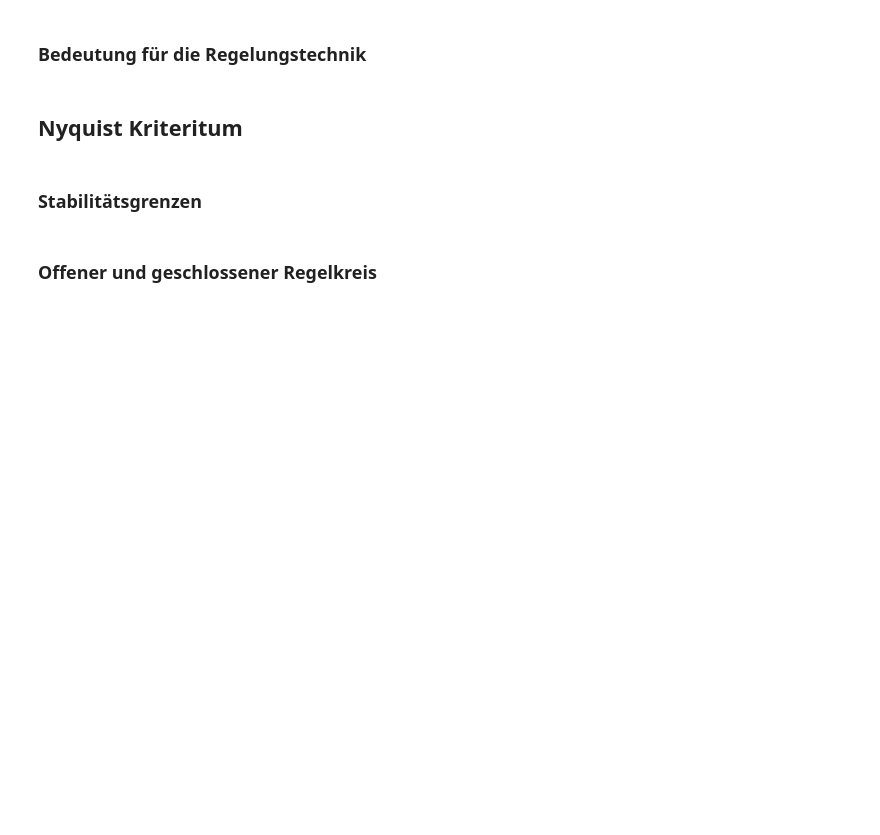
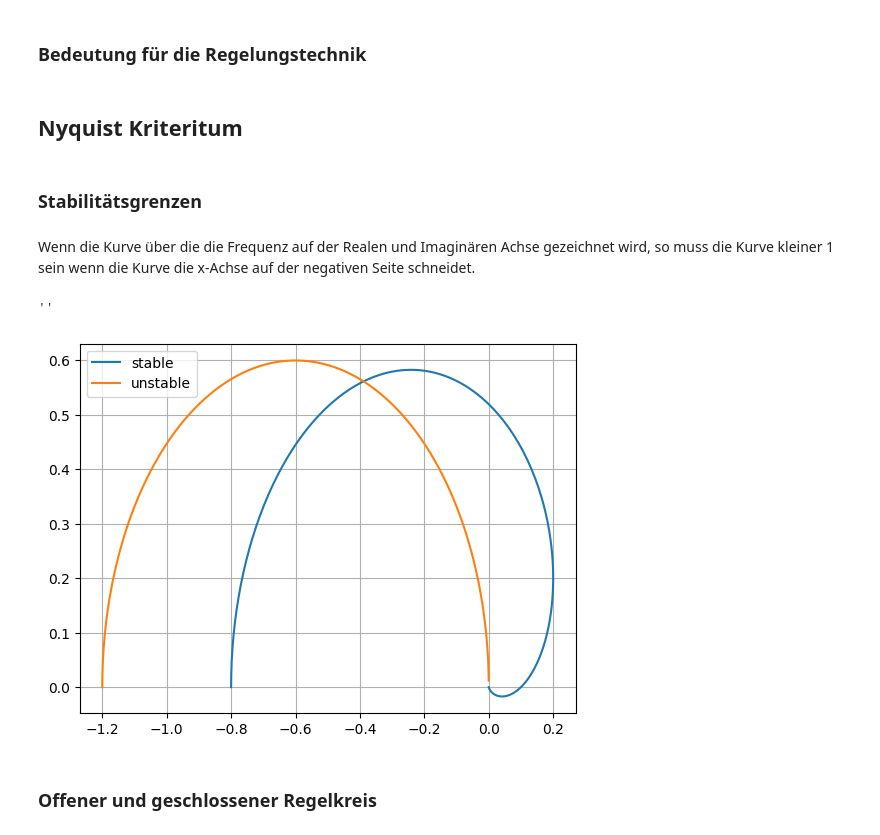
Before and after one commit to Dan00712/CompendiumMatura, a Jupyter notebook: notebooks/mtrs.ipynb, the cells around one changed output. Drawn from its saved outputs; the diff is of its cells as text; code cells hidden in the pictures; blank space fills up the shorter version.

```diff
--- a/notebooks/mtrs.ipynb
+++ b/notebooks/mtrs.ipynb
@@ -1587,5 +1588,24 @@ with schemdraw.Drawing() as d:
 ## Nyquist Kriteritum
 # %% [markdown]
 ### Stabilitätsgrenzen
+# %% [markdown]
+Wenn die Kurve über die die Frequenz auf der Realen und Imaginären Achse gezeichnet wird, so muss die Kurve kleiner 1 sein wenn die Kurve die x-Achse auf der negativen Seite schneidet.
+# %%
+fix, ax = plt.subplots()
+
+w = np.arange(0.0, 100.0, .01)
+
+stable_vs =  -.8/((1+1j*w)**(3))
+unstable_vs = -1.2/(1+1j*w)
+
+ax.plot(np.real(stable_vs), np.imag(stable_vs), label="stable")
+ax.plot(np.real(unstable_vs), np.imag(unstable_vs), label='unstable')
+
+ax.grid(which='both')
+ax.legend()
+;
+# %% [output]
+''
+[figure, added]
 # %% [markdown]
 ### Offener und geschlossener Regelkreis
```
Also changed, not shown: parts of 6 cells of this notebook.
